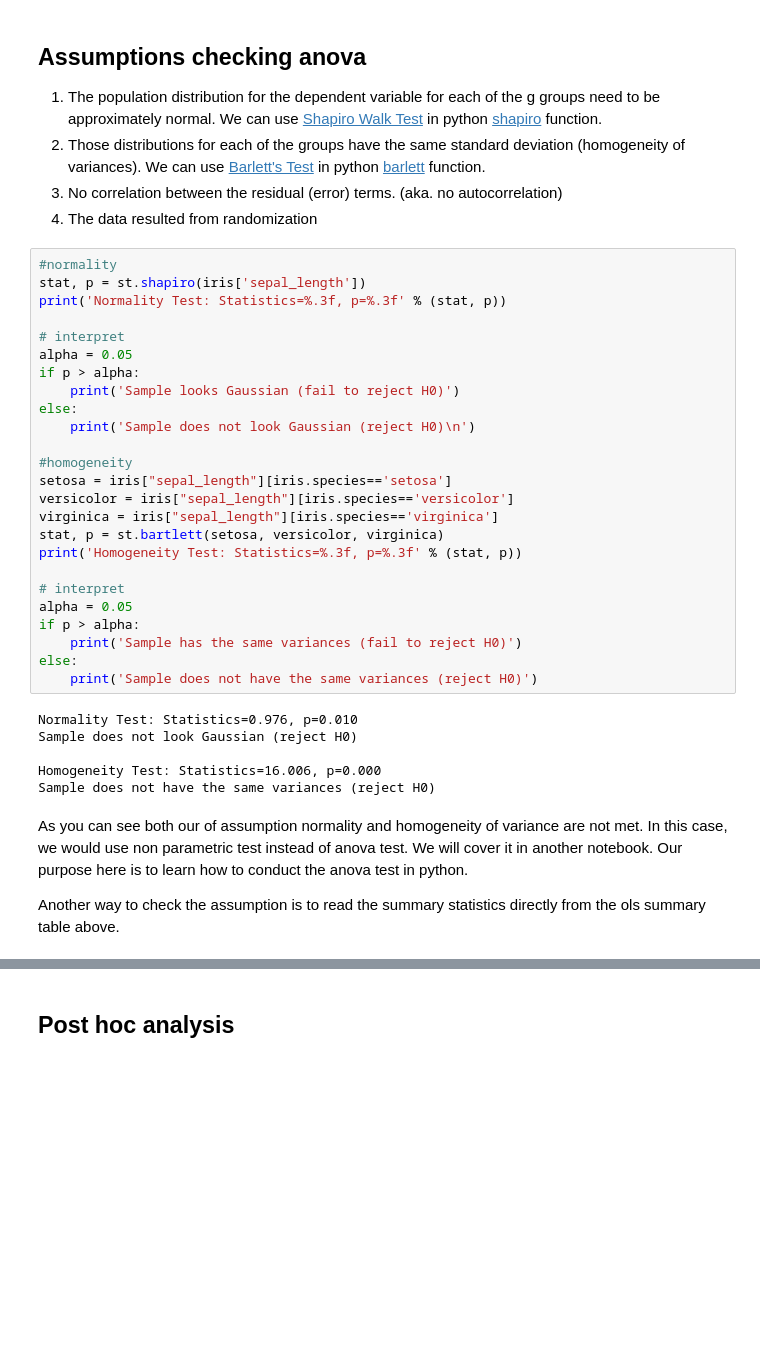
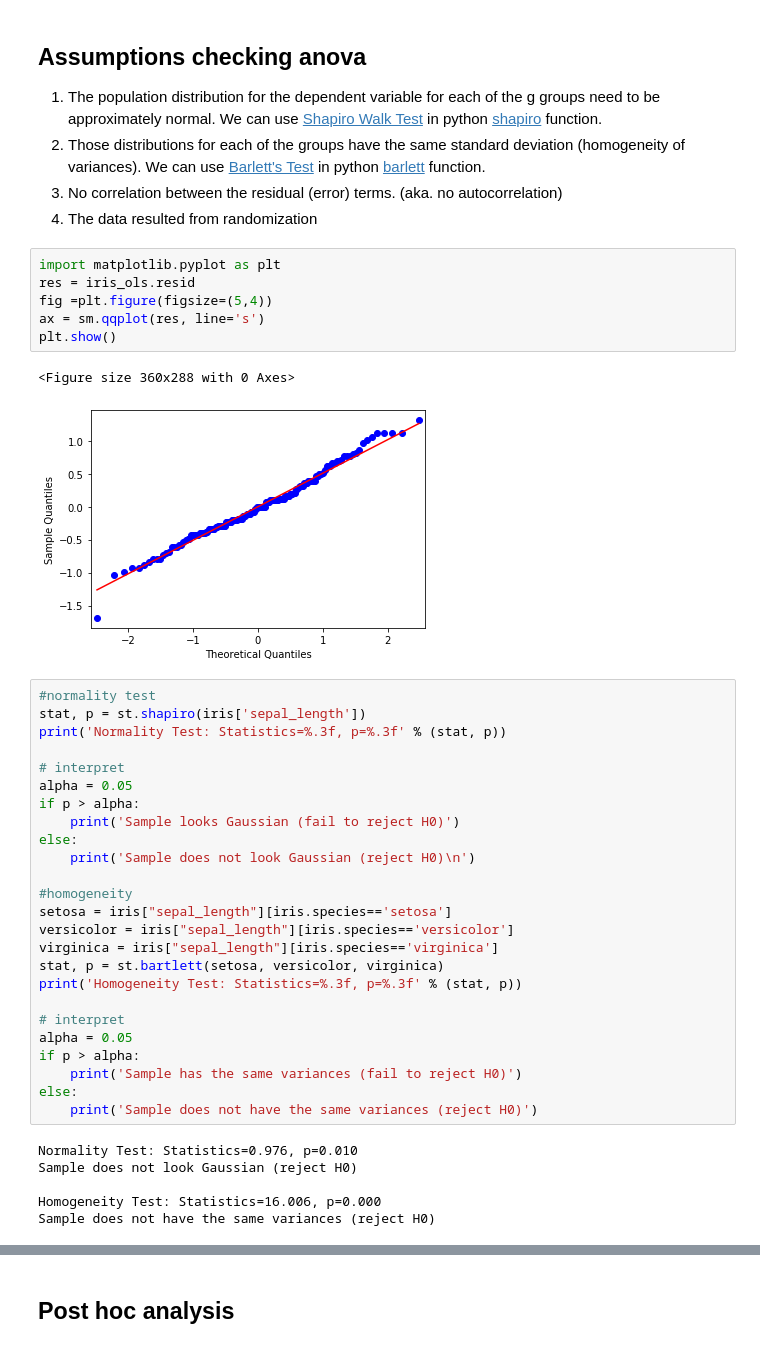
Before and after one commit to AilingLiu/Inferential_Statistics, a Jupyter notebook: ANOVA.ipynb, the cells around one changed output, grey strips where cells are left out. Saved outputs shown, nothing was run; the diff lists cells and outputs as text; blank space fills up the shorter version.

```diff
--- a/ANOVA.ipynb
+++ b/ANOVA.ipynb
@@ -111,8 +111,17 @@ Warnings:
 2.  Those distributions for each of the groups have the same standard deviation (homogeneity of variances). We can use [Barlett's Test](https://en.wikipedia.org/wiki/Bartlett%27s_test) in python [barlett](https://docs.scipy.org/doc/scipy-0.14.0/reference/generated/scipy.stats.bartlett.html) function.
 3. No correlation between the residual (error) terms. (aka. no autocorrelation)
 4. The data resulted from randomization
+# %%
+import matplotlib.pyplot as plt
+res = iris_ols.resid
+fig =plt.figure(figsize=(5,4))
+ax = sm.qqplot(res, line='s')
+plt.show()
+# %% [output]
+<Figure size 360x288 with 0 Axes>
+[figure, added]
 # %%
-#normality
+#normality test
 stat, p = st.shapiro(iris['sepal_length'])
 print('Normality Test: Statistics=%.3f, p=%.3f' % (stat, p))
 
@@ -142,8 +151,4 @@ Sample does not look Gaussian (reject H0)
 
 Homogeneity Test: Statistics=16.006, p=0.000
 Sample does not have the same variances (reject H0)
-# %% [markdown]
-As you can see both our of assumption normality and homogeneity of variance are not met. In this case, we would use non parametric test instead of anova test. We will cover it in another notebook. Our purpose here is to learn how to conduct the anova test in python.
-
-Another way to check the assumption is to read the summary statistics directly from the ols summary table above.
 # %% [markdown]
```
Also changed, not shown: parts of 7 cells of this notebook.
